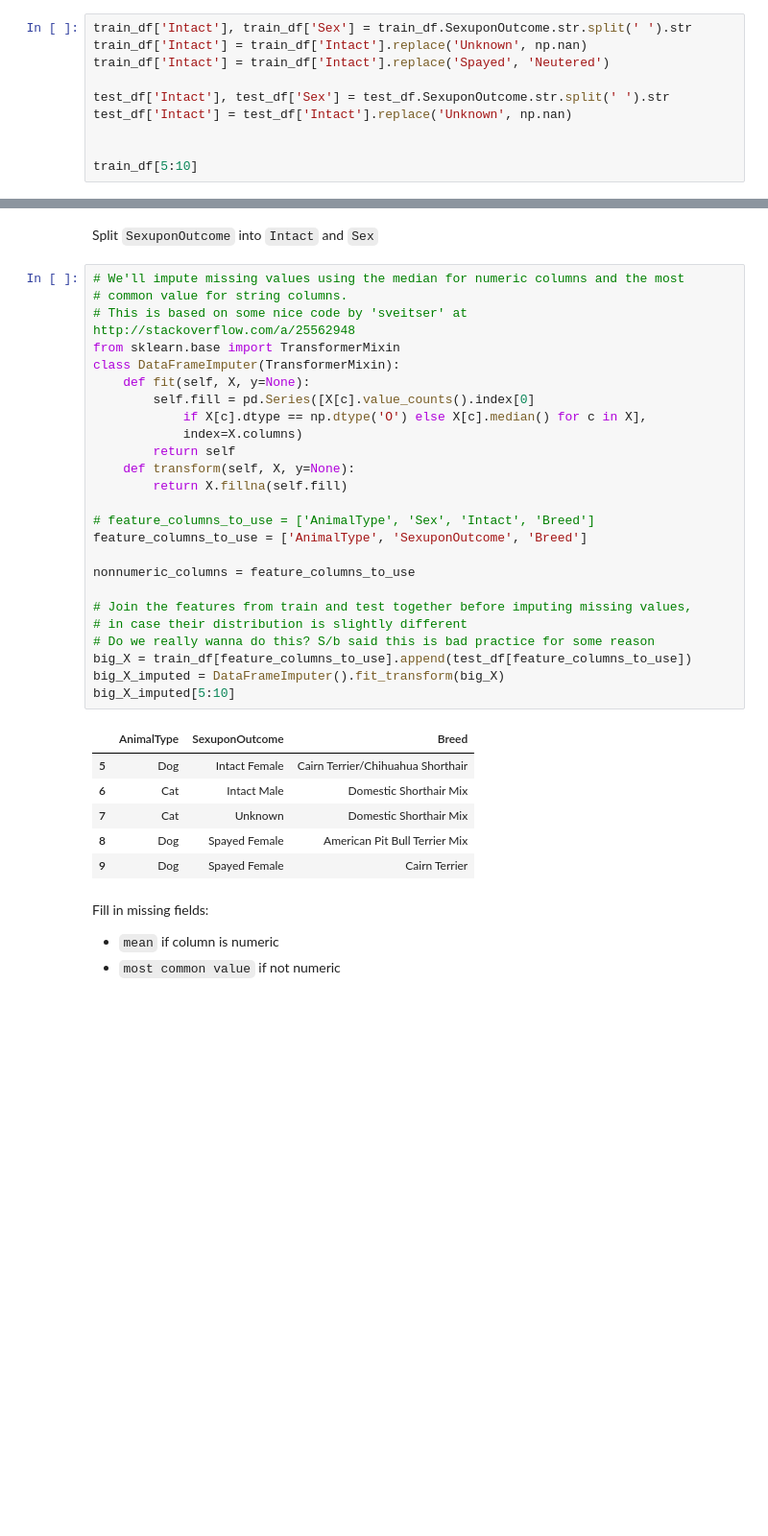
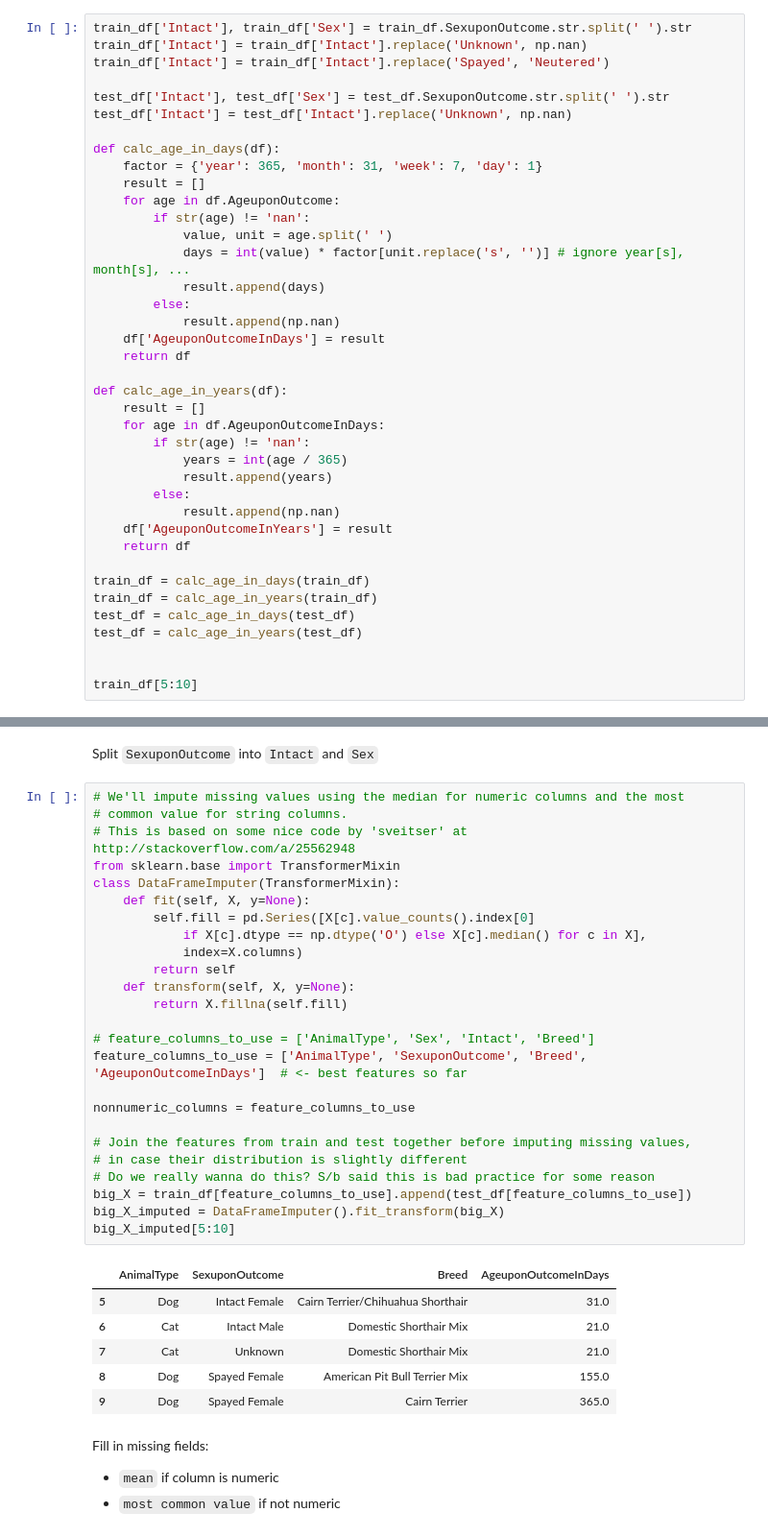
Before and after one commit to byted/ShelterAnimalOutcomeKaggle, a Jupyter notebook: xgboost/xgboost.ipynb, the cells around one changed output, grey strips where cells are left out. Shown at 96% size. Saved outputs shown, nothing was run; the diff lists cells and outputs as text; blank space fills up the shorter version.

```diff
--- a/xgboost/xgboost.ipynb
+++ b/xgboost/xgboost.ipynb
@@ -25,6 +25,35 @@ train_df['Intact'] = train_df['Intact'].replace('Spayed', 'Neutered')
 test_df['Intact'], test_df['Sex'] = test_df.SexuponOutcome.str.split(' ').str
 test_df['Intact'] = test_df['Intact'].replace('Unknown', np.nan)
 
+def calc_age_in_days(df):
+    factor = {'year': 365, 'month': 31, 'week': 7, 'day': 1}
+    result = []
+    for age in df.AgeuponOutcome:
+        if str(age) != 'nan':
+            value, unit = age.split(' ')
+            days = int(value) * factor[unit.replace('s', '')] # ignore year[s], month[s], ...
+            result.append(days)
+        else:
+            result.append(np.nan)
+    df['AgeuponOutcomeInDays'] = result
+    return df
+
+def calc_age_in_years(df):
+    result = []
+    for age in df.AgeuponOutcomeInDays:
+        if str(age) != 'nan':
+            years = int(age / 365)
+            result.append(years)
+        else:
+            result.append(np.nan)
+    df['AgeuponOutcomeInYears'] = result
+    return df
+
+train_df = calc_age_in_days(train_df)
+train_df = calc_age_in_years(train_df)
+test_df = calc_age_in_days(test_df)
+test_df = calc_age_in_years(test_df)
+
 
 train_df[5:10]
 # %% [output]
@@ -39,35 +68,35 @@ Split `SexuponOutcome` into `Intact` and `Sex`
 # %%
 # We'll impute missing values using the median for numeric columns and the most
 # common value for string columns.
 # This is based on some nice code by 'sveitser' at http://stackoverflow.com/a/25562948
 from sklearn.base import TransformerMixin
 class DataFrameImputer(TransformerMixin):
     def fit(self, X, y=None):
         self.fill = pd.Series([X[c].value_counts().index[0]
             if X[c].dtype == np.dtype('O') else X[c].median() for c in X],
             index=X.columns)
         return self
     def transform(self, X, y=None):
         return X.fillna(self.fill)
 
 # feature_columns_to_use = ['AnimalType', 'Sex', 'Intact', 'Breed']
-feature_columns_to_use = ['AnimalType', 'SexuponOutcome', 'Breed']
+feature_columns_to_use = ['AnimalType', 'SexuponOutcome', 'Breed', 'AgeuponOutcomeInDays']  # <- best features so far
 
 nonnumeric_columns = feature_columns_to_use
 
 # Join the features from train and test together before imputing missing values,
 # in case their distribution is slightly different
 # Do we really wanna do this? S/b said this is bad practice for some reason
 big_X = train_df[feature_columns_to_use].append(test_df[feature_columns_to_use])
 big_X_imputed = DataFrameImputer().fit_transform(big_X)
 big_X_imputed[5:10]
 # %% [output]
-|  | AnimalType | SexuponOutcome | Breed |
-| 5 | Dog | Intact Female | Cairn Terrier/Chihuahua Shorthair |
-| 6 | Cat | Intact Male | Domestic Shorthair Mix |
-| 7 | Cat | Unknown | Domestic Shorthair Mix |
-| 8 | Dog | Spayed Female | American Pit Bull Terrier Mix |
-| 9 | Dog | Spayed Female | Cairn Terrier |
+|  | AnimalType | SexuponOutcome | Breed | AgeuponOutcomeInDays |
+| 5 | Dog | Intact Female | Cairn Terrier/Chihuahua Shorthair | 31.0 |
+| 6 | Cat | Intact Male | Domestic Shorthair Mix | 21.0 |
+| 7 | Cat | Unknown | Domestic Shorthair Mix | 21.0 |
+| 8 | Dog | Spayed Female | American Pit Bull Terrier Mix | 155.0 |
+| 9 | Dog | Spayed Female | Cairn Terrier | 365.0 |
 # %% [markdown]
 Fill in missing fields:
 * `mean` if column is numeric
```
Also changed, not shown: parts of 8 cells of this notebook.
